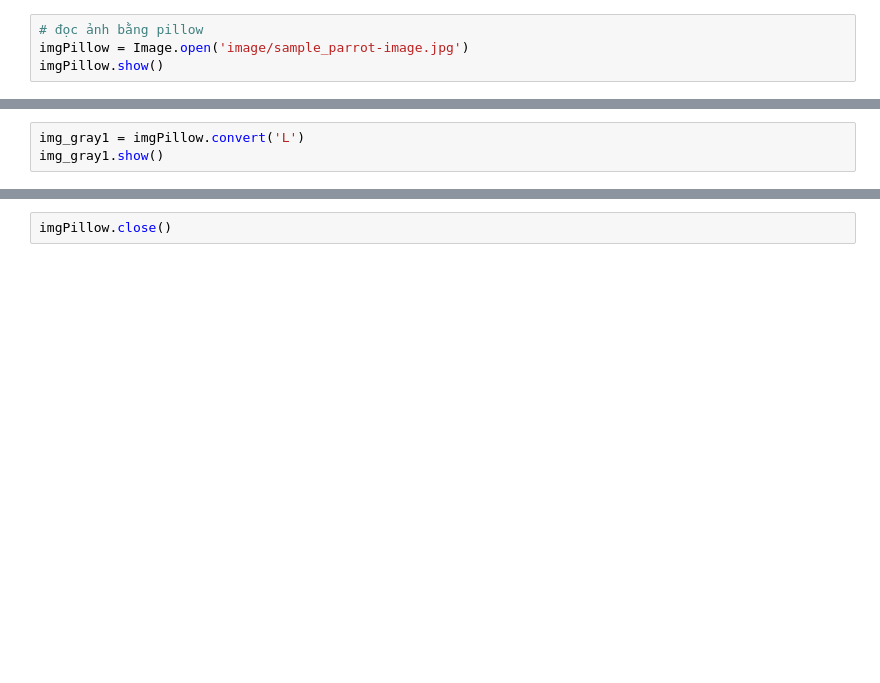
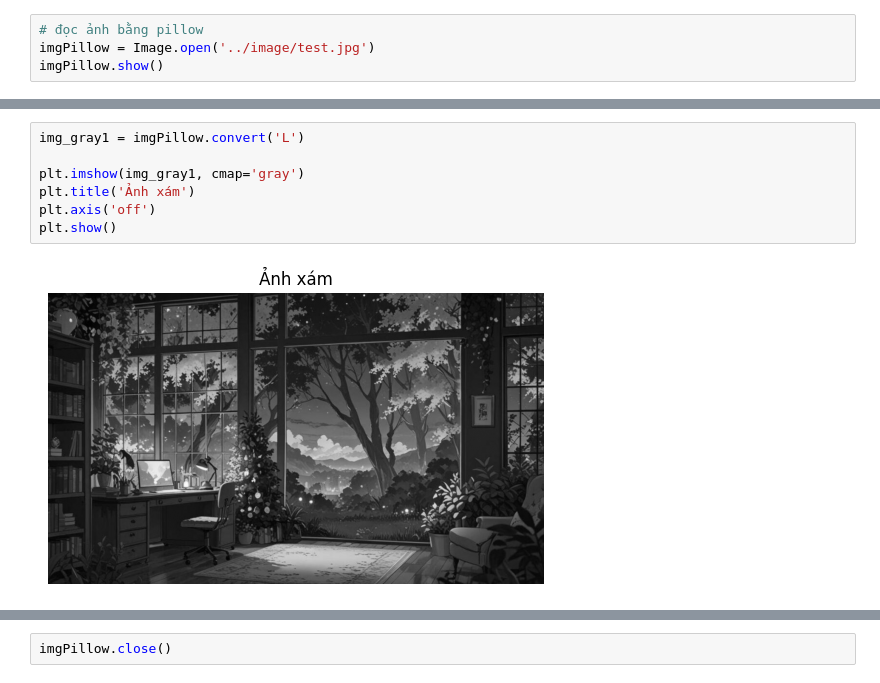
Before and after one commit to Dat184/ThiGiacMayTinh, a Jupyter notebook: Lab/Lab1/lab1.ipynb, the cells around one changed output, grey strips where cells are left out. Saved outputs shown, nothing was run; the diff lists cells and outputs as text; blank space fills up the shorter version.

```diff
--- a/Lab/Lab1/lab1.ipynb
+++ b/Lab/Lab1/lab1.ipynb
@@ -15,7 +17,7 @@ cv2.waitKey(0)
 cv2.destroyAllWindows()
 # %%
 # đọc ảnh bằng pillow
-imgPillow = Image.open('image/sample_parrot-image.jpg')
+imgPillow = Image.open('../image/test.jpg')
 imgPillow.show()
 # %%
 # lưu ảnh với định dạng khác
@@ -33,6 +39,12 @@ cv2.destroyAllWindows()
 # %%
 img_gray1 = imgPillow.convert('L')
-img_gray1.show()
+
+plt.imshow(img_gray1, cmap='gray')
+plt.title('Ảnh xám')
+plt.axis('off')
+plt.show()
+# %% [output]
+[figure, added]
 # %%
 # chuyển đổi sang HSV, LAB
 img_hsv = cv2.cvtColor(imgOpenCV, cv2.COLOR_BGR2HSV)
```
Also changed, not shown: parts of 14 cells of this notebook, 4 other files.
